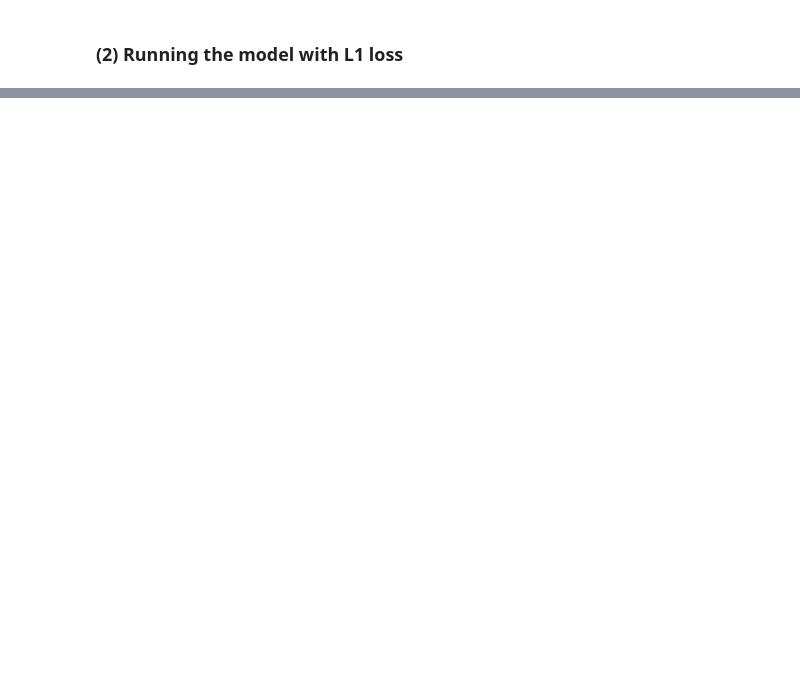
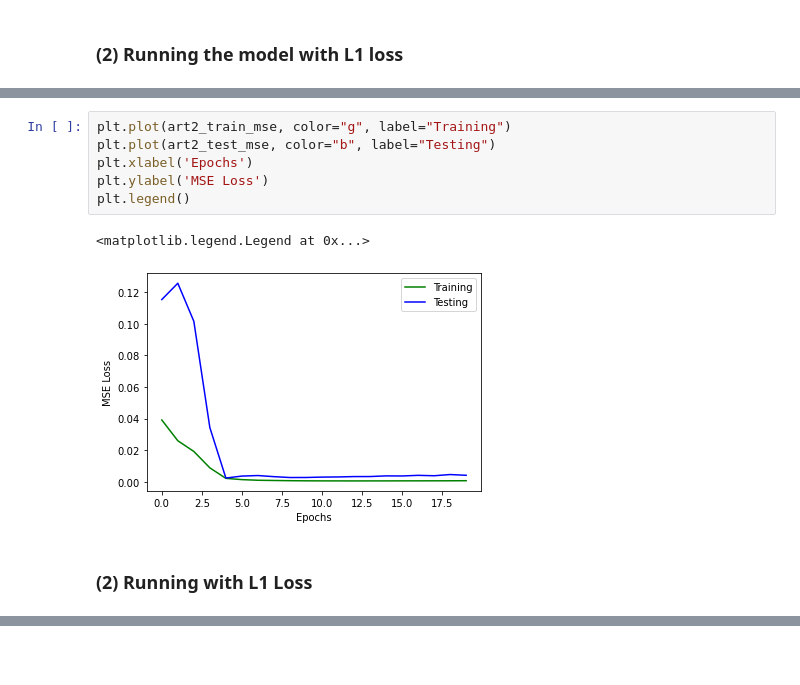
Before and after one commit to goodudetheboy/TimeSeriesWithNN, a Jupyter notebook: src/model/simple RNN.ipynb, the cells around one changed output, grey strips where cells are left out. Drawn from its saved outputs; the diff is of its cells as text; blank space fills up the shorter version.

```diff
--- a/src/model/simple RNN.ipynb
+++ b/src/model/simple RNN.ipynb
@@ -1063,0 +1164,11 @@ plt.legend()
+# %%
+plt.plot(art2_train_mse, color="g", label="Training")
+plt.plot(art2_test_mse, color="b", label="Testing")
+plt.xlabel('Epochs')
+plt.ylabel('MSE Loss')
+plt.legend()
+# %% [output]
+<matplotlib.legend.Legend at 0x...>
+[figure, added]
+# %% [markdown]
+### (2) Running with L1 Loss
```
Also changed, not shown: parts of 54 cells of this notebook.
